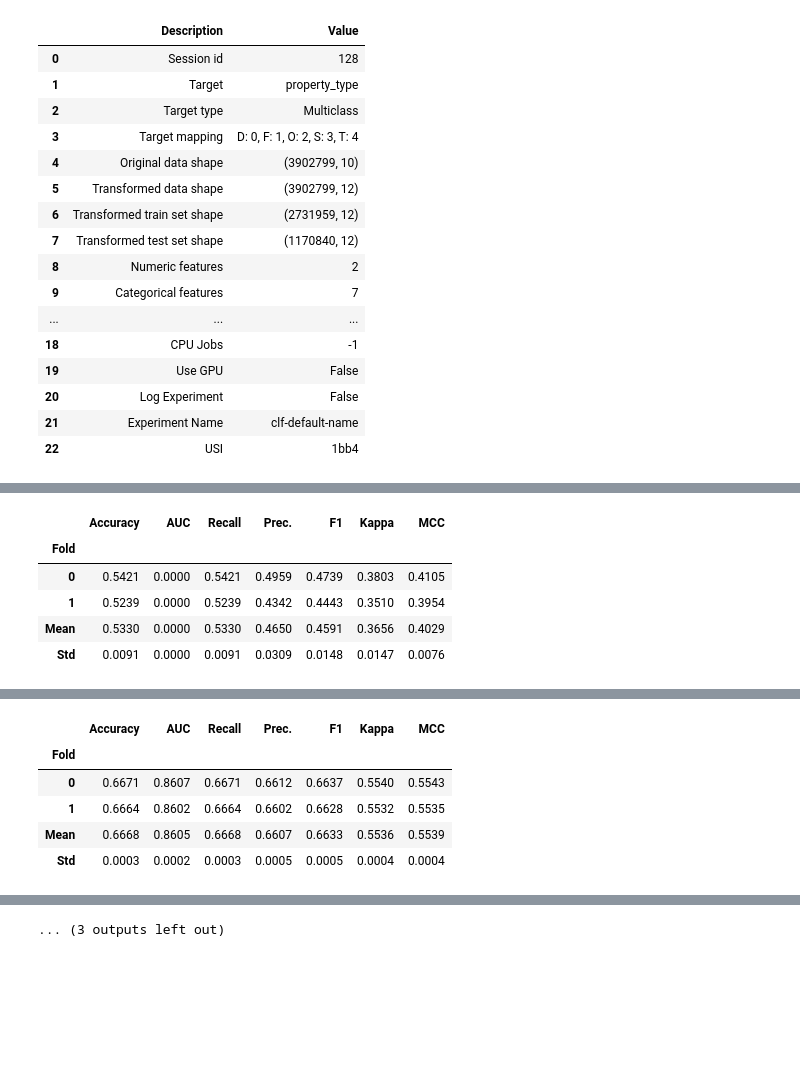
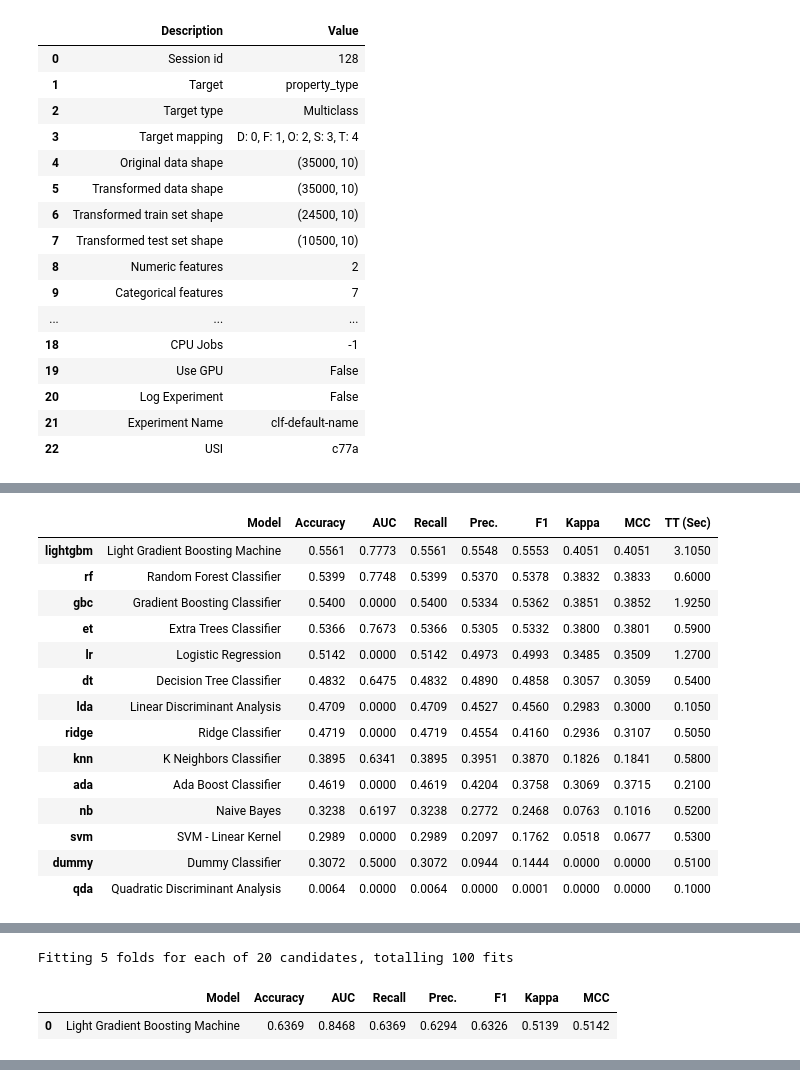
Before and after one commit to Team-3-Machine-Learning/bralma_ML_Project, a Jupyter notebook: Notebooks_UK_Housing/6_Training_Pycaret.ipynb, the cells around one changed output, grey strips where cells are left out. Cells and saved outputs as stored; diff of their text form; code cells hidden in the pictures; blank space fills up the shorter version.

```diff
--- a/Notebooks_UK_Housing/6_Training_Pycaret.ipynb
+++ b/Notebooks_UK_Housing/6_Training_Pycaret.ipynb
@@ -26,67 +26,83 @@ Requirement already satisfied: certifi>=2017.4.17 in /Users/mauroleonardo/Docume
 Requirement already satisfied: executing>=1.2.0 in /Users/mauroleonardo/Documents/School_2526/ML/ML_AWS_Challenge/Project/bralma_ML_Project/.venv/lib/python3.9/site-packages (from stack-data->ipython> ...
 Requirement already satisfied: asttokens>=2.1.0 in /Users/mauroleonardo/Documents/School_2526/ML/ML_AWS_Challenge/Project/bralma_ML_Project/.venv/lib/python3.9/site-packages (from stack-data->ipython> ...
 Requirement already satisfied: pure-eval in /Users/mauroleonardo/Documents/School_2526/ML/ML_AWS_Challenge/Project/bralma_ML_Project/.venv/lib/python3.9/site-packages (from stack-data->ipython>=5.5.0- ...
+# %%
+df = pd.read_csv("../Dataset1_UK_Housing/5_price_paid_records_final.csv")
+df_sample = df.sample(50000, random_state=SEED) # Take a sample from dataset to train faster
 # %%
-df = pd.read_csv("../Dataset1_UK_Housing/5_price_paid_records_final.csv")
-df_sample = df.sample(frac=0.3, random_state=SEED) # Take a sample from dataset to train faster
-train_df, val_df = train_test_split(df_sample, test_size=0.2, random_state=SEED, stratify=df["property_type"])
+train_df, val_df = train_test_split(
+    df_sample,
+    test_size=0.3,
+    random_state=SEED,
+    stratify=df_sample["property_type"]
+)
 
 clf = setup(
     data=train_df,
     target="property_type",
     session_id=SEED,
     fold=2,
     verbose=True
 )
 
-lr = create_model("lr")        # Logistic Regression (light)
-dt = create_model("dt")        # Decision Tree (light)
-rf = create_model("rf")        # Random Forest (medium)
+best_model = compare_models(sort="F1", n_select=1, turbo=True)
 
-pred_lr = predict_model(lr, data=val_df)
-pred_dt = predict_model(dt, data=val_df)
-pred_rf = predict_model(rf, data=val_df)
+tuned_model = tune_model(
+    best_model,
+    optimize="F1",
+    fold=5,
+    n_iter=20
+)
+
+final_model = finalize_model(tuned_model)
+
+predictions = predict_model(final_model, data=val_df)
 
 from sklearn.metrics import accuracy_score, f1_score
 
 def eval_preds(pred):
     y_true = pred["property_type"]
     y_pred = pred["prediction_label"]
     return accuracy_score(y_true, y_pred), f1_score(y_true, y_pred, average="macro")
 
-eval_lr = eval_preds(pred_lr)
-eval_dt = eval_preds(pred_dt)
-eval_rf = eval_preds(pred_rf)
+eval_final = eval_preds(predictions)
+print(eval_final)
 
-eval_lr, eval_dt, eval_rf
-
-best_model = rf
-save_model(best_model, "best_property_type_model")
+save_model(final_model, "../Model_UKHousing/best_property_type_model")
 # %% [output]
 |  | Description | Value |
 | 0 | Session id | 128 |
 | 1 | Target | property_type |
 | 2 | Target type | Multiclass |
 | 3 | Target mapping | D: 0, F: 1, O: 2, S: 3, T: 4 |
-| 4 | Original data shape | (3902799, 10) |
-| 5 | Transformed data shape | (3902799, 12) |
-| 6 | Transformed train set shape | (2731959, 12) |
-| 7 | Transformed test set shape | (1170840, 12) |
+| 4 | Original data shape | (35000, 10) |
+| 5 | Transformed data shape | (35000, 10) |
+| 6 | Transformed train set shape | (24500, 10) |
+| 7 | Transformed test set shape | (10500, 10) |
 | 8 | Numeric features | 2 |
 | 9 | Categorical features | 7 |
 | ... | ... | ... |
 | 18 | CPU Jobs | -1 |
 | 19 | Use GPU | False |
 | 20 | Log Experiment | False |
 | 21 | Experiment Name | clf-default-name |
-| 22 | USI | 1bb4 |
+| 22 | USI | c77a |
 [interactive output not drawn]
-|  | Accuracy | AUC | Recall | Prec. | F1 | Kappa | MCC |
-| Fold |  |  |  |  |  |  |  |
-| 0 | 0.5421 | 0.0000 | 0.5421 | 0.4959 | 0.4739 | 0.3803 | 0.4105 |
-| 1 | 0.5239 | 0.0000 | 0.5239 | 0.4342 | 0.4443 | 0.3510 | 0.3954 |
-| Mean | 0.5330 | 0.0000 | 0.5330 | 0.4650 | 0.4591 | 0.3656 | 0.4029 |
-| Std | 0.0091 | 0.0000 | 0.0091 | 0.0309 | 0.0148 | 0.0147 | 0.0076 |
+|  | Model | Accuracy | AUC | Recall | Prec. | F1 | Kappa | MCC | TT (Sec) |
+| lightgbm | Light Gradient Boosting Machine | 0.5561 | 0.7773 | 0.5561 | 0.5548 | 0.5553 | 0.4051 | 0.4051 | 3.1050 |
+| rf | Random Forest Classifier | 0.5399 | 0.7748 | 0.5399 | 0.5370 | 0.5378 | 0.3832 | 0.3833 | 0.6000 |
+| gbc | Gradient Boosting Classifier | 0.5400 | 0.0000 | 0.5400 | 0.5334 | 0.5362 | 0.3851 | 0.3852 | 1.9250 |
+| et | Extra Trees Classifier | 0.5366 | 0.7673 | 0.5366 | 0.5305 | 0.5332 | 0.3800 | 0.3801 | 0.5900 |
+| lr | Logistic Regression | 0.5142 | 0.0000 | 0.5142 | 0.4973 | 0.4993 | 0.3485 | 0.3509 | 1.2700 |
+| dt | Decision Tree Classifier | 0.4832 | 0.6475 | 0.4832 | 0.4890 | 0.4858 | 0.3057 | 0.3059 | 0.5400 |
+| lda | Linear Discriminant Analysis | 0.4709 | 0.0000 | 0.4709 | 0.4527 | 0.4560 | 0.2983 | 0.3000 | 0.1050 |
+| ridge | Ridge Classifier | 0.4719 | 0.0000 | 0.4719 | 0.4554 | 0.4160 | 0.2936 | 0.3107 | 0.5050 |
+| knn | K Neighbors Classifier | 0.3895 | 0.6341 | 0.3895 | 0.3951 | 0.3870 | 0.1826 | 0.1841 | 0.5800 |
+| ada | Ada Boost Classifier | 0.4619 | 0.0000 | 0.4619 | 0.4204 | 0.3758 | 0.3069 | 0.3715 | 0.2100 |
+| nb | Naive Bayes | 0.3238 | 0.6197 | 0.3238 | 0.2772 | 0.2468 | 0.0763 | 0.1016 | 0.5200 |
+| svm | SVM - Linear Kernel | 0.2989 | 0.0000 | 0.2989 | 0.2097 | 0.1762 | 0.0518 | 0.0677 | 0.5300 |
+| dummy | Dummy Classifier | 0.3072 | 0.5000 | 0.3072 | 0.0944 | 0.1444 | 0.0000 | 0.0000 | 0.5100 |
+| qda | Quadratic Discriminant Analysis | 0.0064 | 0.0000 | 0.0064 | 0.0000 | 0.0001 | 0.0000 | 0.0000 | 0.1000 |
 [interactive output not drawn]
 [interactive output not drawn]
 |  | Accuracy | AUC | Recall | Prec. | F1 | Kappa | MCC |
@@ -100,6 +118,3 @@ save_model(best_model, "best_property_type_model")
+Fitting 5 folds for each of 20 candidates, totalling 100 fits
-|  | Accuracy | AUC | Recall | Prec. | F1 | Kappa | MCC |
-| Fold |  |  |  |  |  |  |  |
-| 0 | 0.6671 | 0.8607 | 0.6671 | 0.6612 | 0.6637 | 0.5540 | 0.5543 |
-| 1 | 0.6664 | 0.8602 | 0.6664 | 0.6602 | 0.6628 | 0.5532 | 0.5535 |
-| Mean | 0.6668 | 0.8605 | 0.6668 | 0.6607 | 0.6633 | 0.5536 | 0.5539 |
-| Std | 0.0003 | 0.0002 | 0.0003 | 0.0005 | 0.0005 | 0.0004 | 0.0004 |
+|  | Model | Accuracy | AUC | Recall | Prec. | F1 | Kappa | MCC |
+| 0 | Light Gradient Boosting Machine | 0.6369 | 0.8468 | 0.6369 | 0.6294 | 0.6326 | 0.5139 | 0.5142 |
@@ -111 +120,0 @@ save_model(best_model, "best_property_type_model")
-... (3 outputs left out)
```
Also changed, not shown: parts of 1 cell of this notebook, 26 other files.
